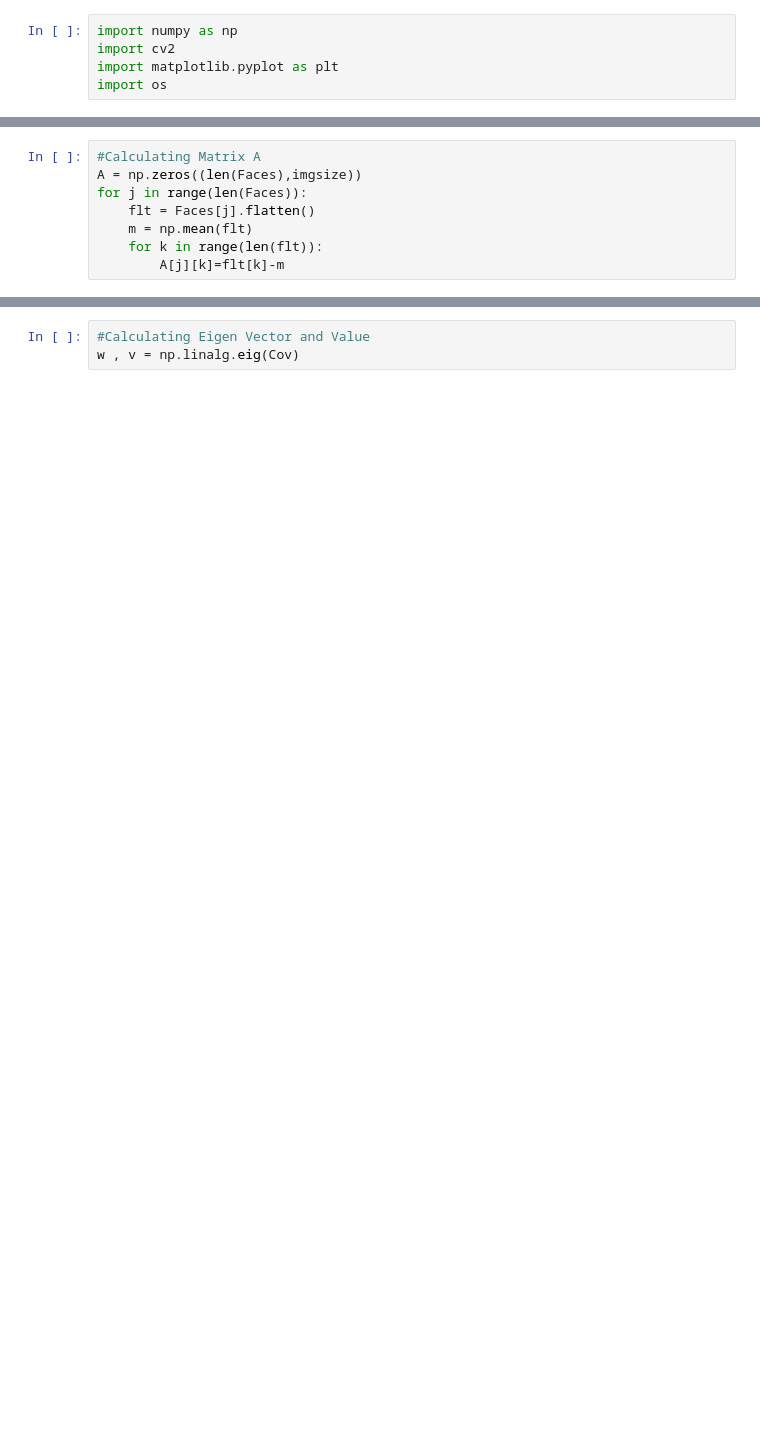
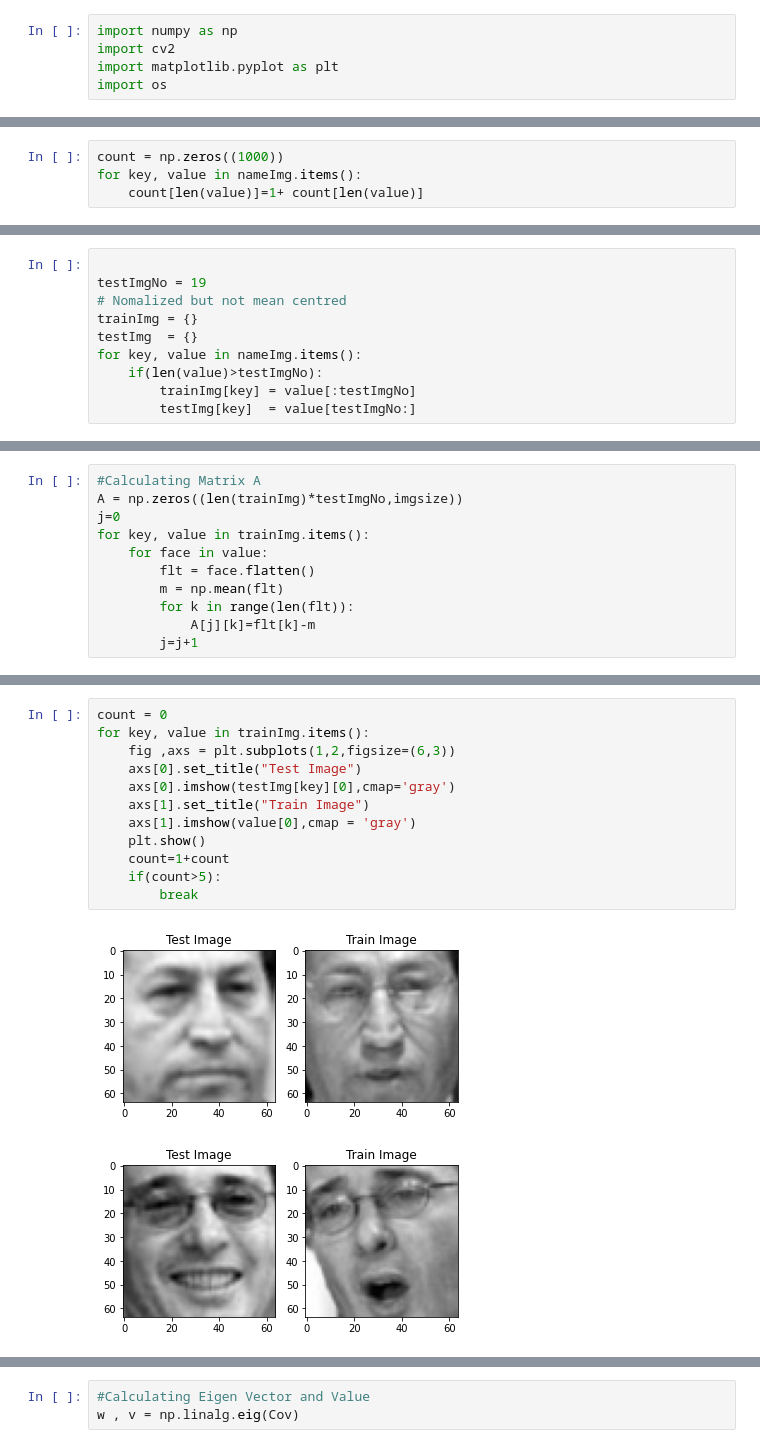
Before and after one commit to bhoomeendra/Face-Recognition-Using-Eigenfaces, a Jupyter notebook: SMAI Project.ipynb, the cells around one changed output, grey strips where cells are left out. Cells and saved outputs as stored; diff of their text form; blank space fills up the shorter version.

```diff
--- a/SMAI Project.ipynb
+++ b/SMAI Project.ipynb
@@ -69,0 +25,4 @@ imgsize = 200*200
+# %%
+count = np.zeros((1000))
+for key, value in nameImg.items():
+    count[len(value)]=1+ count[len(value)]
@@ -69,0 +34,10 @@ imgsize = 200*200
+# %%
+
+testImgNo = 19
+# Nomalized but not mean centred
+trainImg = {}
+testImg  = {}
+for key, value in nameImg.items():
+    if(len(value)>testImgNo):
+        trainImg[key] = value[:testImgNo]
+        testImg[key]  = value[testImgNo:]
@@ -70,9 +47,12 @@ imgsize = 200*200
 # %%
 #Calculating Matrix A
-A = np.zeros((len(Faces),imgsize))
-for j in range(len(Faces)):
-    flt = Faces[j].flatten()
-    m = np.mean(flt)
-    for k in range(len(flt)):
-        A[j][k]=flt[k]-m
+A = np.zeros((len(trainImg)*testImgNo,imgsize))
+j=0
+for key, value in trainImg.items():
+    for face in value:
+        flt = face.flatten()
+        m = np.mean(flt)
+        for k in range(len(flt)):
+            A[j][k]=flt[k]-m
+        j=j+1
 # %%
@@ -81,0 +63,15 @@ print(A.shape)
+# %%
+count = 0
+for key, value in trainImg.items():
+    fig ,axs = plt.subplots(1,2,figsize=(6,3))
+    axs[0].set_title("Test Image")
+    axs[0].imshow(testImg[key][0],cmap='gray')
+    axs[1].set_title("Train Image")
+    axs[1].imshow(value[0],cmap = 'gray')
+    plt.show()
+    count=1+count
+    if(count>5):
+        break
+# %% [output]
+[figure, added]
+[figure, added]
```
Also changed, not shown: parts of 20 cells of this notebook.
